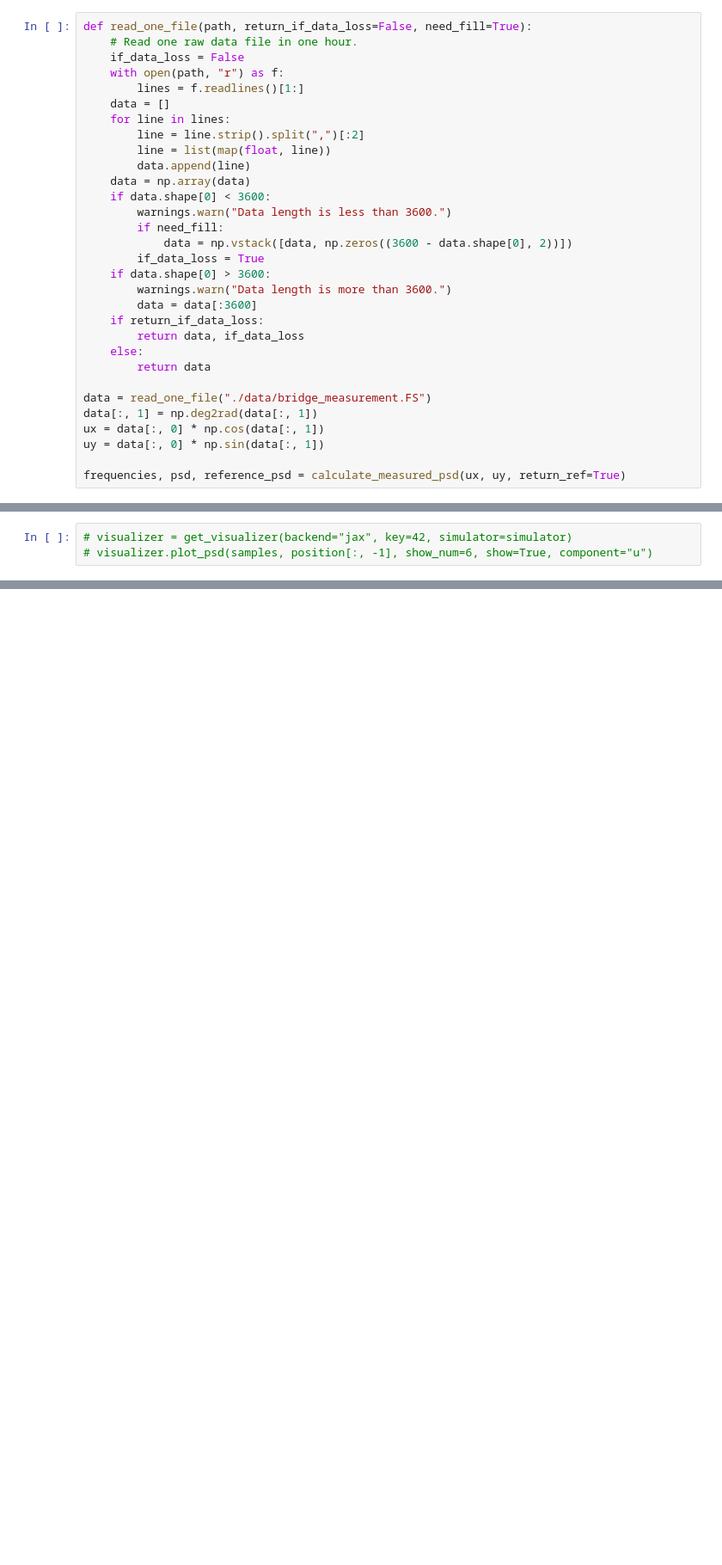
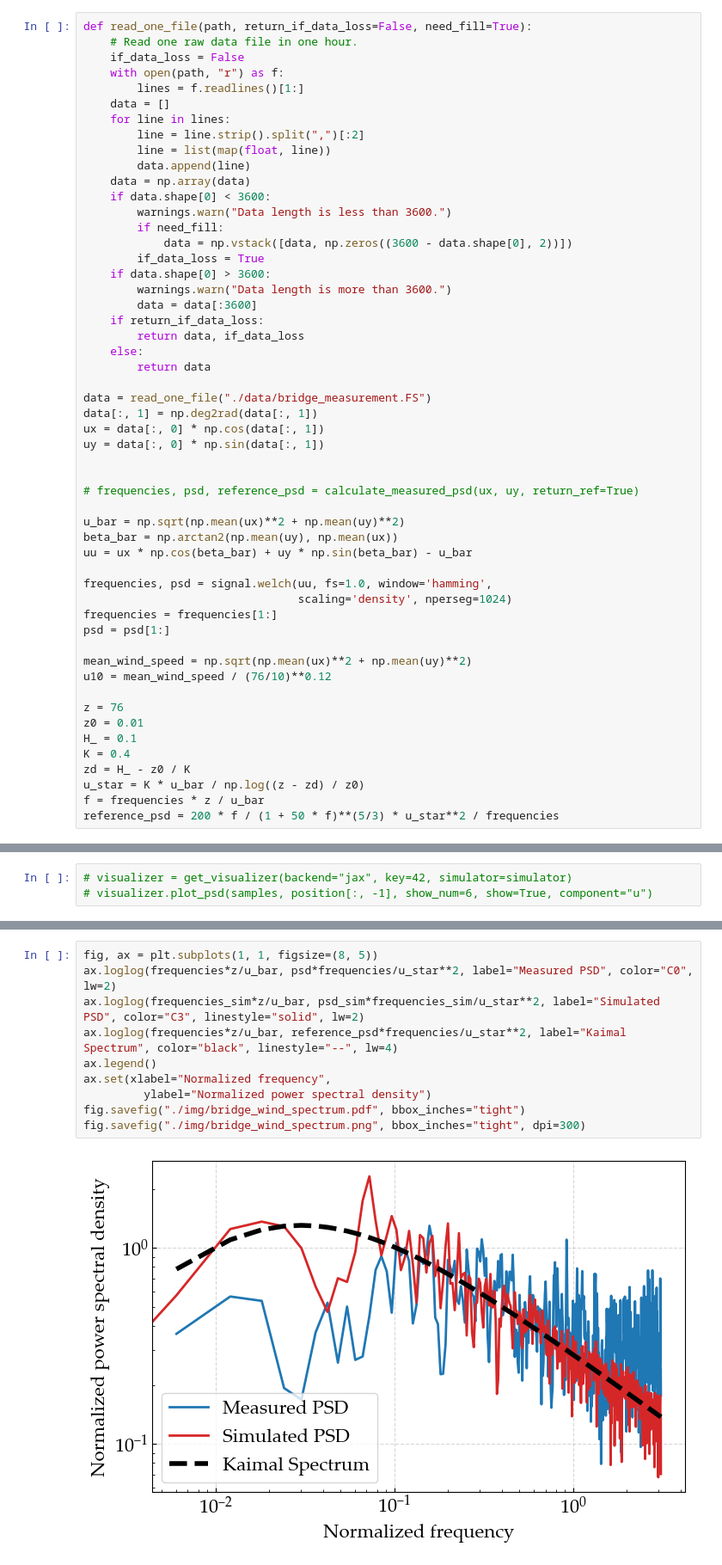
Before and after one commit to NanxiiChen/wind-simulation-GPU, a Jupyter notebook: examples/simulate_bridge_wind.ipynb, the cells around one changed output, grey strips where cells are left out. Shown at 86% size. Cells and saved outputs as stored; diff of their text form; blank space fills up the shorter version.

```diff
--- a/examples/simulate_bridge_wind.ipynb
+++ b/examples/simulate_bridge_wind.ipynb
@@ -91,4 +67,26 @@ data[:, 1] = np.deg2rad(data[:, 1])
 ux = data[:, 0] * np.cos(data[:, 1])
 uy = data[:, 0] * np.sin(data[:, 1])
 
-frequencies, psd, reference_psd = calculate_measured_psd(ux, uy, return_ref=True)
+
+# frequencies, psd, reference_psd = calculate_measured_psd(ux, uy, return_ref=True)
+
+u_bar = np.sqrt(np.mean(ux)**2 + np.mean(uy)**2)
+beta_bar = np.arctan2(np.mean(uy), np.mean(ux))
+uu = ux * np.cos(beta_bar) + uy * np.sin(beta_bar) - u_bar
+
+frequencies, psd = signal.welch(uu, fs=1.0, window='hamming',
+                                scaling='density', nperseg=1024)
+frequencies = frequencies[1:]
+psd = psd[1:]
+
+mean_wind_speed = np.sqrt(np.mean(ux)**2 + np.mean(uy)**2)
+u10 = mean_wind_speed / (76/10)**0.12
+
+z = 76
+z0 = 0.01
+H_ = 0.1
+K = 0.4
+zd = H_ - z0 / K
+u_star = K * u_bar / np.log((z - zd) / z0)
+f = frequencies * z / u_bar
+reference_psd = 200 * f / (1 + 50 * f)**(5/3) * u_star**2 / frequencies
@@ -167,3 +170,15 @@ fig.savefig("./img/bridge_wind_spectrum.png", bbox_inches="tight", dpi=300)
+# %%
+fig, ax = plt.subplots(1, 1, figsize=(8, 5))
+ax.loglog(frequencies*z/u_bar, psd*frequencies/u_star**2, label="Measured PSD", color="C0", lw=2)
+ax.loglog(frequencies_sim*z/u_bar, psd_sim*frequencies_sim/u_star**2, label="Simulated PSD", color="C3", linestyle="solid", lw=2)
+ax.loglog(frequencies*z/u_bar, reference_psd*frequencies/u_star**2, label="Kaimal Spectrum", color="black", linestyle="--", lw=4)
+ax.legend()
+ax.set(xlabel="Normalized frequency",
+         ylabel="Normalized power spectral density")
+fig.savefig("./img/bridge_wind_spectrum.pdf", bbox_inches="tight")
+fig.savefig("./img/bridge_wind_spectrum.png", bbox_inches="tight", dpi=300)
+# %% [output]
+[figure, added]
 # %%
 fig, ax = plt.subplots(1, 1, figsize=(8, 5))
 ax.plot(data[:, 0], label="Measured wind sample", color="C0", lw=1)
```
Also changed, not shown: parts of 5 cells of this notebook, 10 other files.
